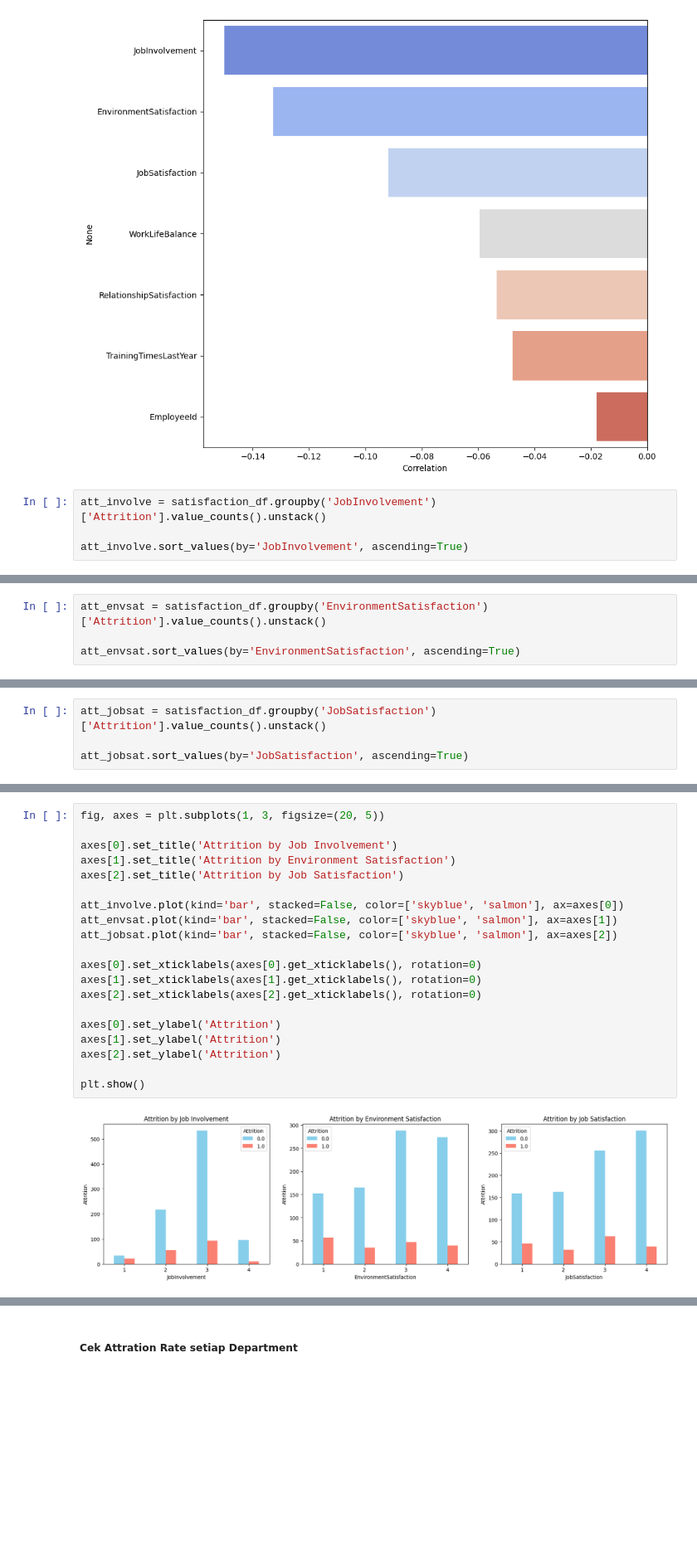
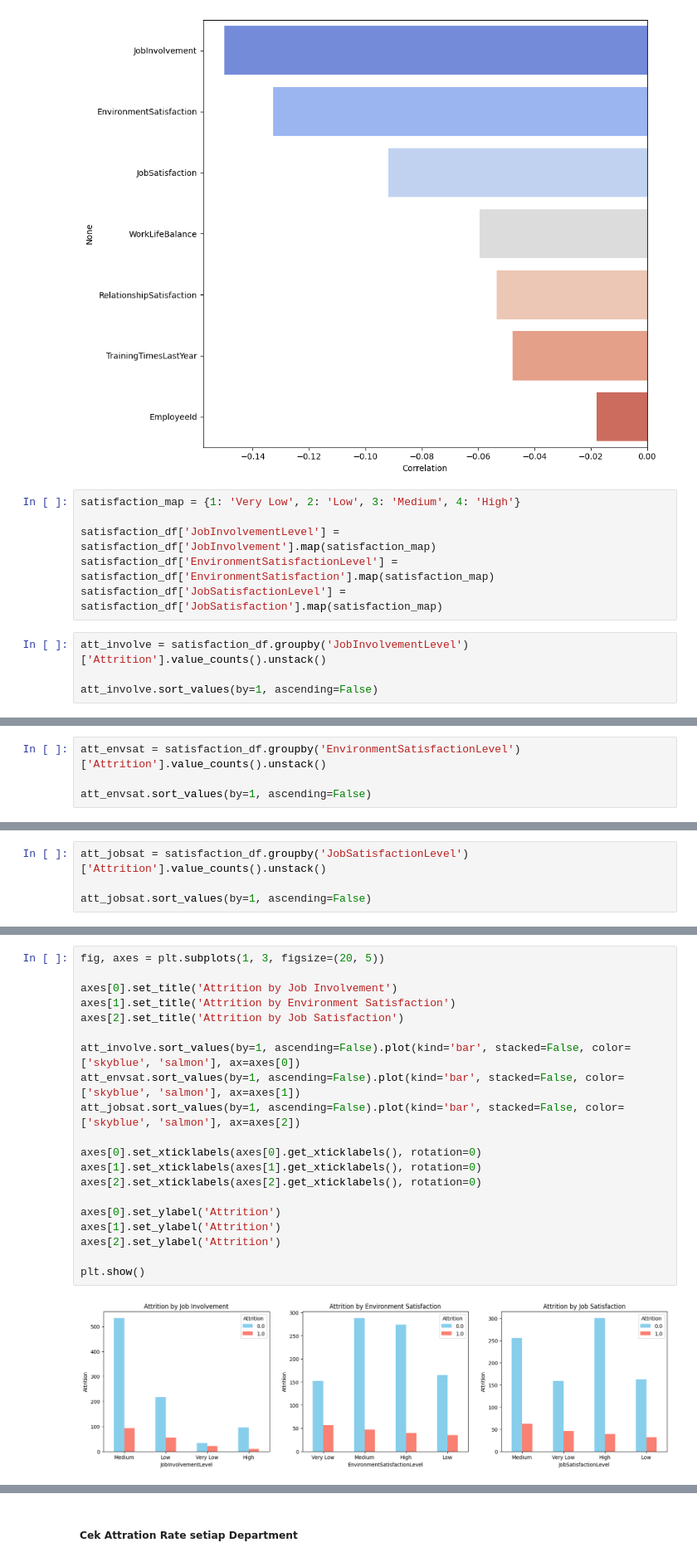
Before and after one commit to Sulbae/HR-Dashboard, a Jupyter notebook: notebook.ipynb, the cells around one changed output, grey strips where cells are left out. Shown at 83% size. Cells and saved outputs as stored; diff of their text form; blank space fills up the shorter version.

```diff
--- a/notebook.ipynb
+++ b/notebook.ipynb
@@ -689,9 +689,15 @@ Passing `palette` without assigning `hue` is deprecated and will be removed in v
 
   sns.barplot(x=satis_corr.values, y=satis_corr.index, palette='coolwarm', legend=False)
 [figure]
+# %%
+satisfaction_map = {1: 'Very Low', 2: 'Low', 3: 'Medium', 4: 'High'}
+
+satisfaction_df['JobInvolvementLevel'] = satisfaction_df['JobInvolvement'].map(satisfaction_map)
+satisfaction_df['EnvironmentSatisfactionLevel'] = satisfaction_df['EnvironmentSatisfaction'].map(satisfaction_map)
+satisfaction_df['JobSatisfactionLevel'] = satisfaction_df['JobSatisfaction'].map(satisfaction_map)
 # %%
-att_involve = satisfaction_df.groupby('JobInvolvement')['Attrition'].value_counts().unstack()
+att_involve = satisfaction_df.groupby('JobInvolvementLevel')['Attrition'].value_counts().unstack()
 
-att_involve.sort_values(by='JobInvolvement', ascending=True)
+att_involve.sort_values(by=1, ascending=False)
 # %% [output]
 | Attrition | 0.0 | 1.0 |
@@ -703,6 +709,6 @@ att_involve.sort_values(by='JobInvolvement', ascending=True)
 # %%
-att_envsat = satisfaction_df.groupby('EnvironmentSatisfaction')['Attrition'].value_counts().unstack()
+att_envsat = satisfaction_df.groupby('EnvironmentSatisfactionLevel')['Attrition'].value_counts().unstack()
 
-att_envsat.sort_values(by='EnvironmentSatisfaction', ascending=True)
+att_envsat.sort_values(by=1, ascending=False)
 # %% [output]
 | Attrition | 0.0 | 1.0 |
@@ -714,6 +720,6 @@ att_envsat.sort_values(by='EnvironmentSatisfaction', ascending=True)
 # %%
-att_jobsat = satisfaction_df.groupby('JobSatisfaction')['Attrition'].value_counts().unstack()
+att_jobsat = satisfaction_df.groupby('JobSatisfactionLevel')['Attrition'].value_counts().unstack()
 
-att_jobsat.sort_values(by='JobSatisfaction', ascending=True)
+att_jobsat.sort_values(by=1, ascending=False)
 # %% [output]
 | Attrition | 0.0 | 1.0 |
@@ -725,25 +731,25 @@ att_jobsat.sort_values(by='JobSatisfaction', ascending=True)
 # %%
 fig, axes = plt.subplots(1, 3, figsize=(20, 5))
 
 axes[0].set_title('Attrition by Job Involvement')
 axes[1].set_title('Attrition by Environment Satisfaction')
 axes[2].set_title('Attrition by Job Satisfaction')
 
-att_involve.plot(kind='bar', stacked=False, color=['skyblue', 'salmon'], ax=axes[0])
-att_envsat.plot(kind='bar', stacked=False, color=['skyblue', 'salmon'], ax=axes[1])
-att_jobsat.plot(kind='bar', stacked=False, color=['skyblue', 'salmon'], ax=axes[2])
+att_involve.sort_values(by=1, ascending=False).plot(kind='bar', stacked=False, color=['skyblue', 'salmon'], ax=axes[0])
+att_envsat.sort_values(by=1, ascending=False).plot(kind='bar', stacked=False, color=['skyblue', 'salmon'], ax=axes[1])
+att_jobsat.sort_values(by=1, ascending=False).plot(kind='bar', stacked=False, color=['skyblue', 'salmon'], ax=axes[2])
 
 axes[0].set_xticklabels(axes[0].get_xticklabels(), rotation=0)
 axes[1].set_xticklabels(axes[1].get_xticklabels(), rotation=0)
 axes[2].set_xticklabels(axes[2].get_xticklabels(), rotation=0)
 
 axes[0].set_ylabel('Attrition')
 axes[1].set_ylabel('Attrition')
 axes[2].set_ylabel('Attrition')
 
 plt.show()
 # %% [output]
-[figure, old version]
+[figure, new version]
 # %% [markdown]
 _Isnight_:
 * Dapat dikatakan passion (JobInvolvement), lingkungan kerja (EnvironmentSatisfaction), dan kenyamanan dalam pekerjaan mereka (JobSatisfaction) sangatlah penting bahkan dapat menjadi faktor pendorong yang cukup kuat dalam pengambilan keputusan pindah/berhenti kerja. Meskipun tidak memiliki pengaruh yang cukup signifikan bila dibandingkan dengan aspek salary, aspek-aspek tersebut tetap patut diperhitungkan terutama dalam kegiatan penyusunan strategi atau rekomendasi untuk mengatasi permasalahan Attrition Rate.
```
Also changed, not shown: parts of 14 cells of this notebook, 3 other files.
